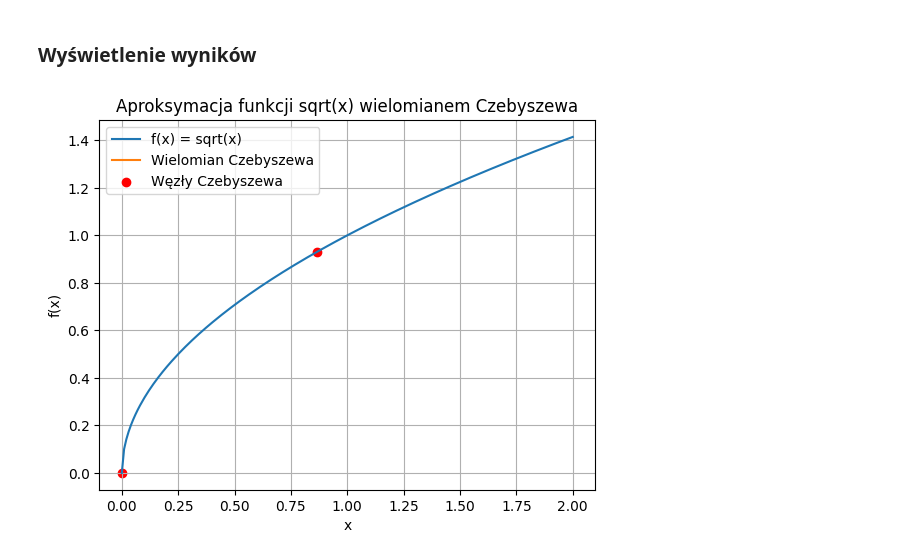
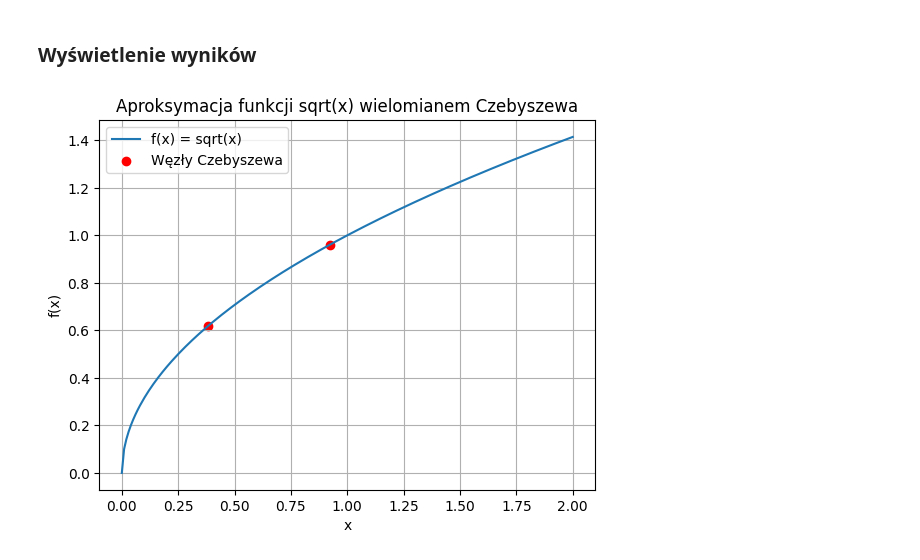
Before and after one commit to arturgesiarz/CalculationTechMethods-Course, a Jupyter notebook: lab05/ex2.ipynb, the cells around one changed output. Drawn from its saved outputs; the diff is of its cells as text; code cells hidden in the pictures.

```diff
--- a/lab05/ex2.ipynb
+++ b/lab05/ex2.ipynb
@@ -12,22 +12,27 @@ def sqrt_func(x):
     return np.sqrt(x)
 # %% [markdown]
 ### Funkcja generująca węzły Czebyszewa
-# %%
-
-def chebyshev_nodes(n):
-    k = np.arange(1, n + 1)
-    nodes = np.cos((2 * k - 1) * np.pi / (2 * n))
-    return nodes
+# %%
+def chebyshev_nodes(n):
+    theta = np.pi * (2 * np.arange(n + 1) + 1) / (2 * (n + 1))
+    return np.cos(theta)
 # %% [markdown]
 ### Aproksymacja wielomianowa wielomianem stopnia 2 przy użyciu węzłów Czebyszewa
 # %%
 def chebyshev_approximation(f, n):
+    """
+    :param f:
+    :param n:
+    :return: Współczynniki aproksymacji wielomianem Czebyszewa oraz wygenerowane węzły Czebyszew
+    """
     nodes = chebyshev_nodes(n)
 
     # Obliczanie wartości funkcji w węzłach
     values = f(nodes)
 
-    # Obliczanie współczynników aproksymacji
+    # Obliczanie współczynników aproksymacji poprzez funkcje chebfit, ktora
+    # na podstawie nodow oraz wartosci oblicza najlepsze dopasowanie do wspolcznnikow
+    # dla stopnia drugiego wielomianu
     coeffs = np.polynomial.chebyshev.chebfit(nodes, values, 2)
 
     return coeffs, nodes
@@ -41,16 +46,15 @@ coeffs, nodes = chebyshev_approximation(sqrt_func, degree + 1)
 # %%
 x_values = np.linspace(0, 2, 200)
 y_values = sqrt_func(x_values)
 approx_values = np.polynomial.chebyshev.chebval(x_values, coeffs)
 
 plt.plot(x_values, y_values, label="f(x) = sqrt(x)")
-plt.plot(x_values, approx_values, label="Wielomian Czebyszewa")
 plt.scatter(nodes, sqrt_func(nodes), color='red', label='Węzły Czebyszewa')
 plt.xlabel('x')
 plt.ylabel('f(x)')
 plt.title('Aproksymacja funkcji sqrt(x) wielomianem Czebyszewa')
 plt.legend()
 plt.grid(True)
 plt.show()
 # %% [output]
-[figure, old version]
+[figure, new version]
```
Also changed, not shown: 7 other files.
